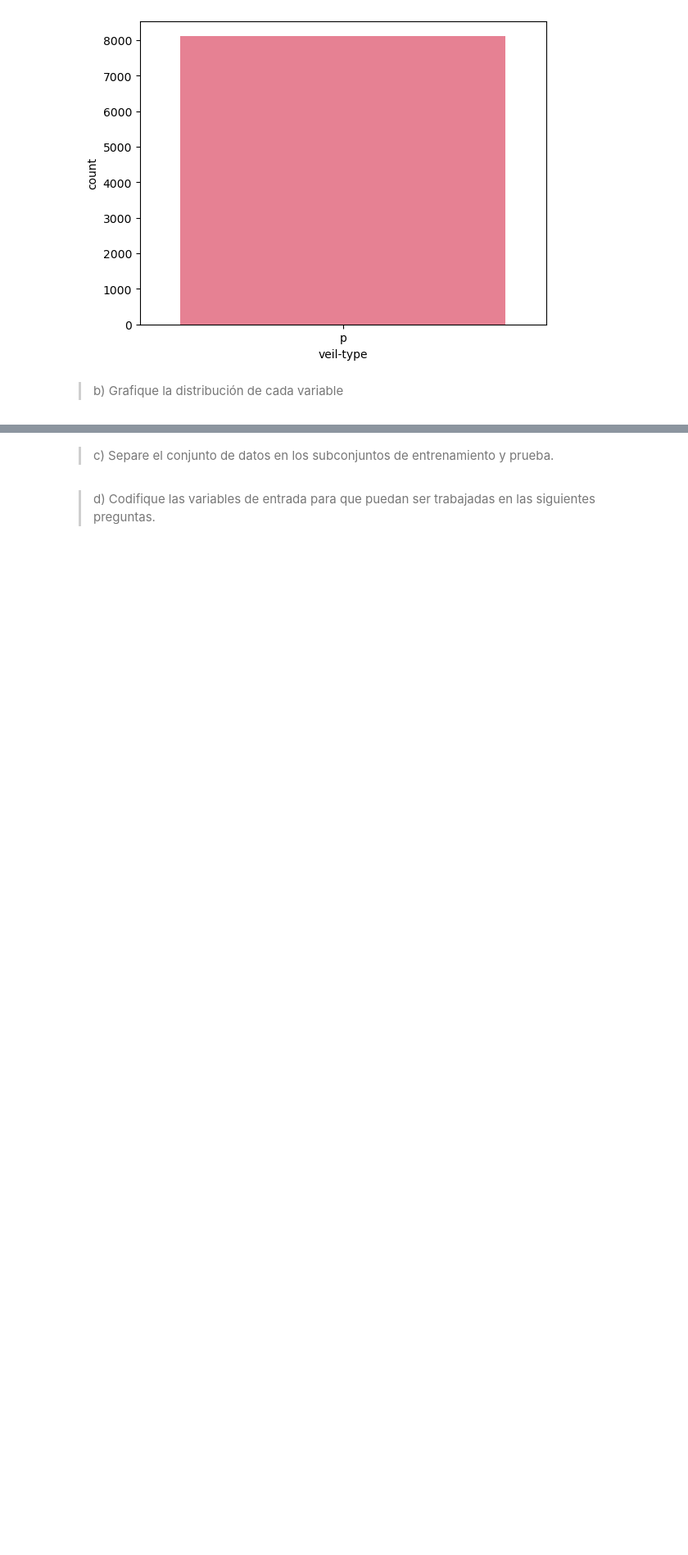
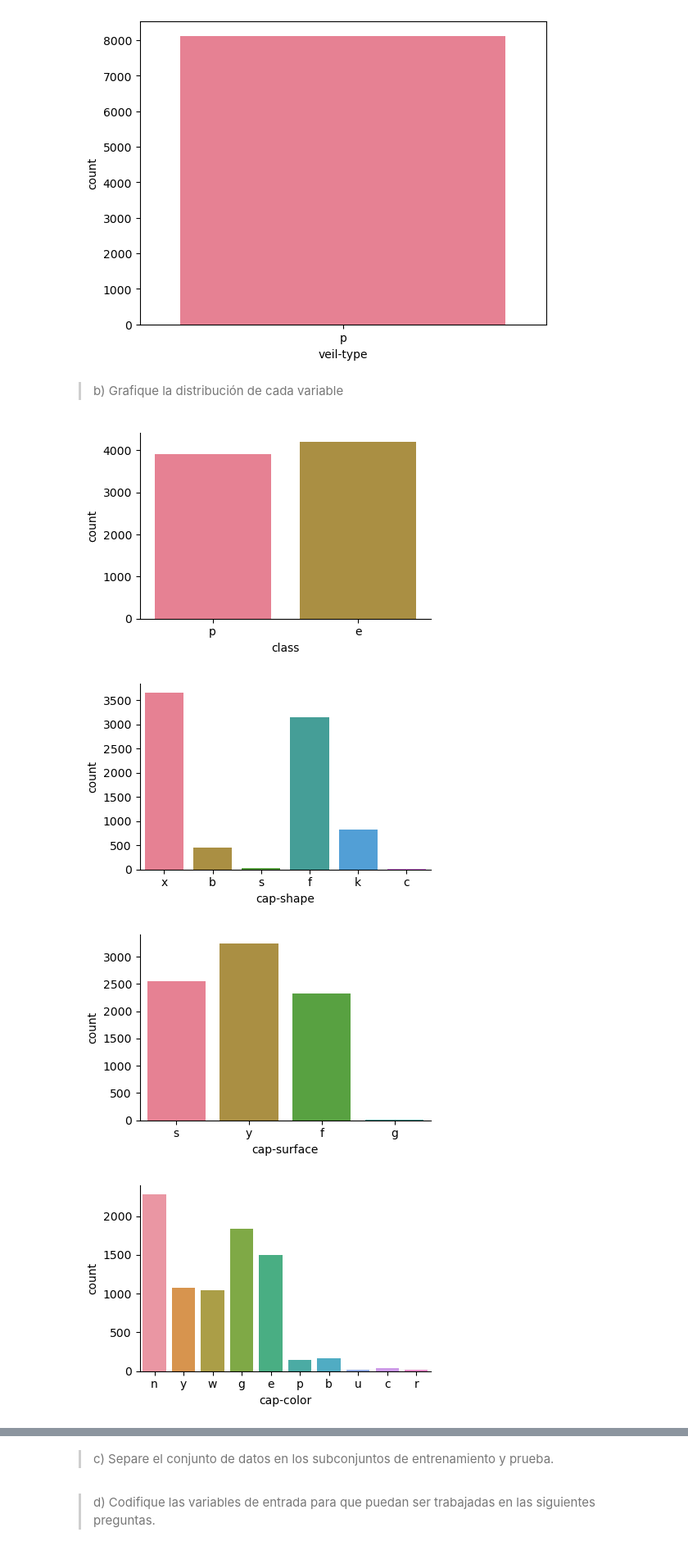
Before and after one commit to DYessouroun/Tareas-ML, a Jupyter notebook: Enunciado_tarea_1.ipynb, the cells around one changed output, grey strips where cells are left out. Shown at 82% size. Drawn from its saved outputs; the diff is of its cells as text; code cells hidden in the pictures; blank space fills up the shorter version.

```diff
--- a/Enunciado_tarea_1.ipynb
+++ b/Enunciado_tarea_1.ipynb
@@ -1080,5 +1080,5 @@ Este conjunto de datos incluye descripciones de muestras correspondientes a 23 e
 # %% [markdown]
 ## 2.1 Manipulación y exploración del conjunto de datos
 # %%
-df = pd.read_csv('mushrooms.csv')
+data_mush = pd.read_csv('mushrooms.csv')
 # %%
@@ -1132,9 +1134,14 @@ sns.countplot(x="veil-type", data=df)
 <AxesSubplot: xlabel='veil-type', ylabel='count'>
 [figure]
 # %%
-df.drop('veil-type', axis=1, inplace=True)
+data_mush.drop('veil-type', axis=1, inplace=True)
 # %% [markdown]
 > b) Grafique la distribución de cada variable
 # %%
-for col in df.columns:
-    sns.catplot(x=col, kind="count", data=df, height=3, aspect=1.5)
+for col in data_mush.columns:
+    sns.catplot(x=col, kind="count", data=data_mush, height=3, aspect=1.5)
+# %% [output]
+[figure, added]
+[figure, added]
+[figure, added]
+[figure, added]
```
Also changed, not shown: parts of 7 cells of this notebook.
